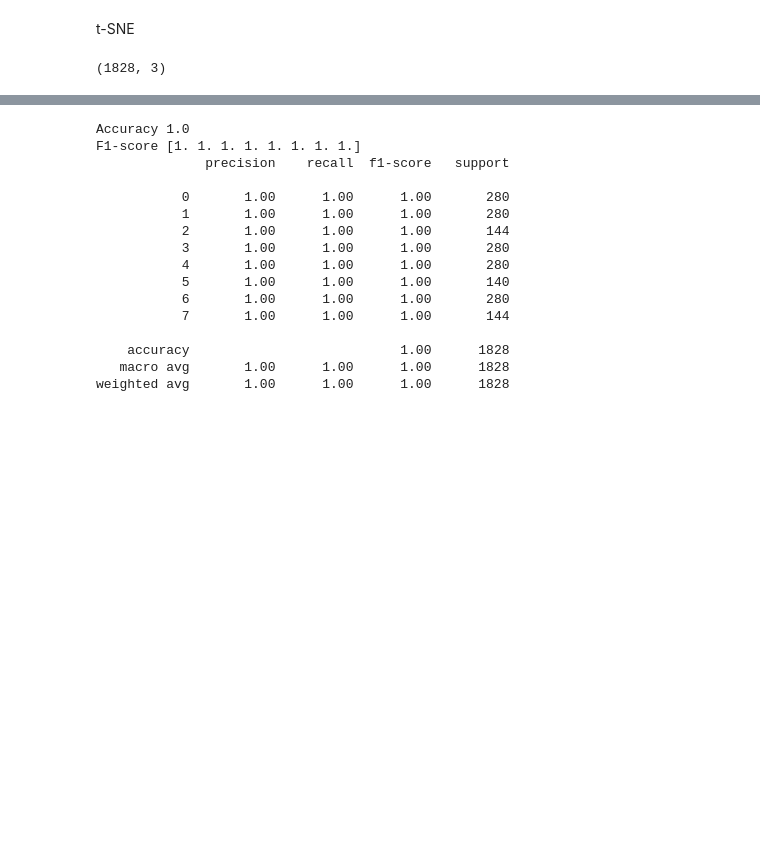
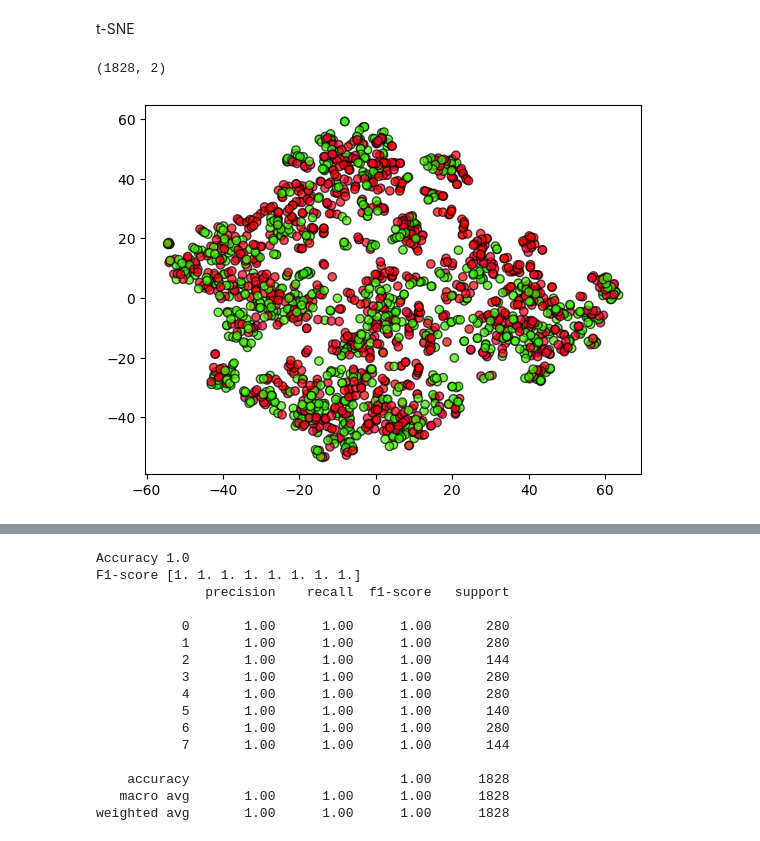
Before and after one commit to Diabelny/Data-Mining-2, a Jupyter notebook: Task1_Emotion/Classification_emotion.ipynb, the cells around one changed output, grey strips where cells are left out. Drawn from its saved outputs; the diff is of its cells as text; code cells hidden in the pictures; blank space fills up the shorter version.

```diff
--- a/Task1_Emotion/Classification_emotion.ipynb
+++ b/Task1_Emotion/Classification_emotion.ipynb
@@ -1198,11 +1208,16 @@ t-SNE
 # %%
 from sklearn.manifold import TSNE
 # %%
-tsne = TSNE(n_components=3)
+tsne = TSNE(n_components=2)
 X_train_tsne = tsne.fit_transform(X_train)
 X_train_tsne.shape
 # %% [output]
-(1828, 3)
+(1828, 2)
+# %%
+plt.scatter(X_train_tsne[:, 0], X_train_tsne[:, 1], c=y_train, cmap=plt.cm.prism, edgecolor='k', alpha=0.7)
+plt.show()
+# %% [output]
+[figure, added]
 # %%
 #X_test_tsne = tsne.fit_transform(X_test) # no transform
 
```
Also changed, not shown: parts of 21 cells of this notebook.
